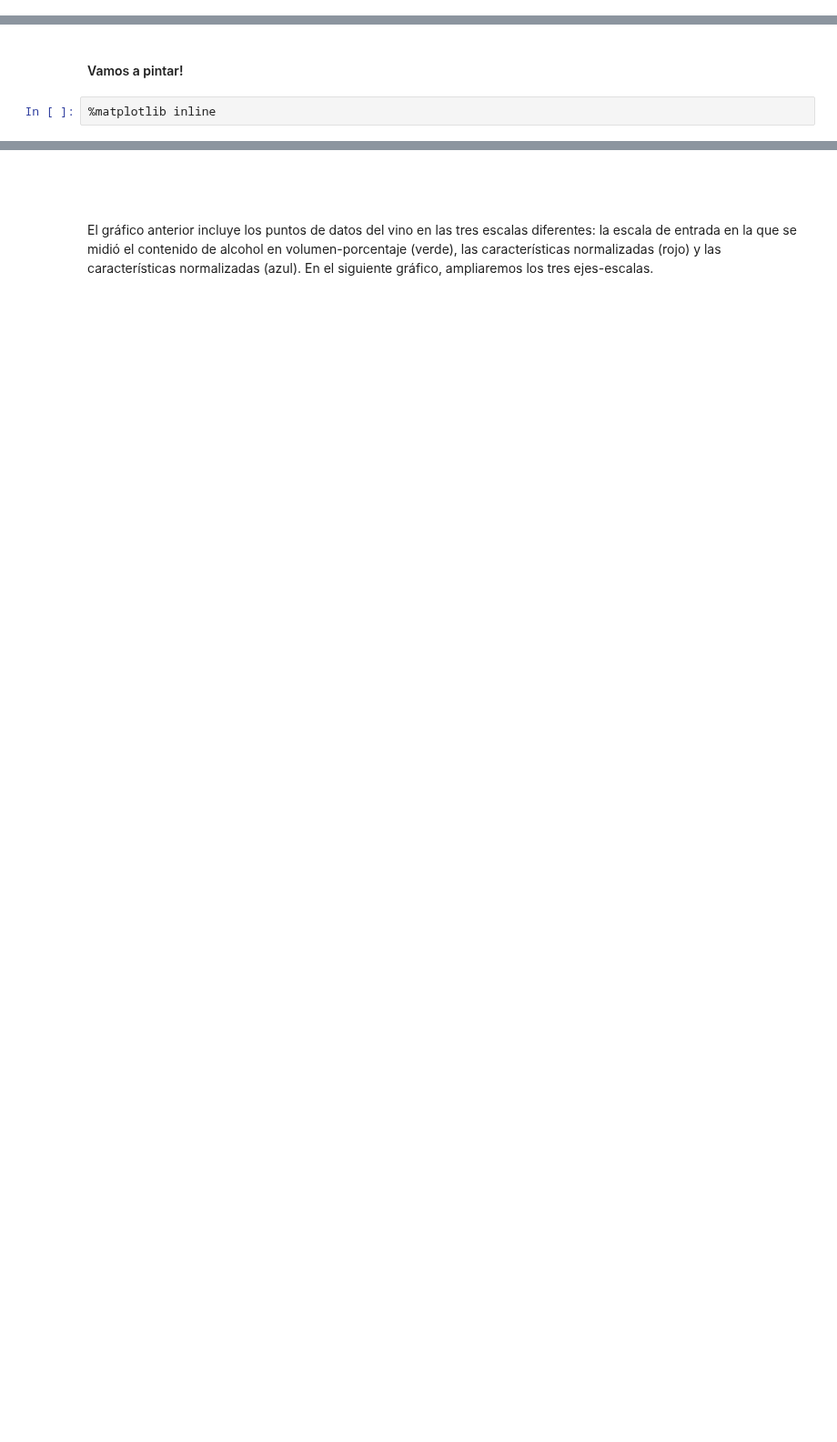
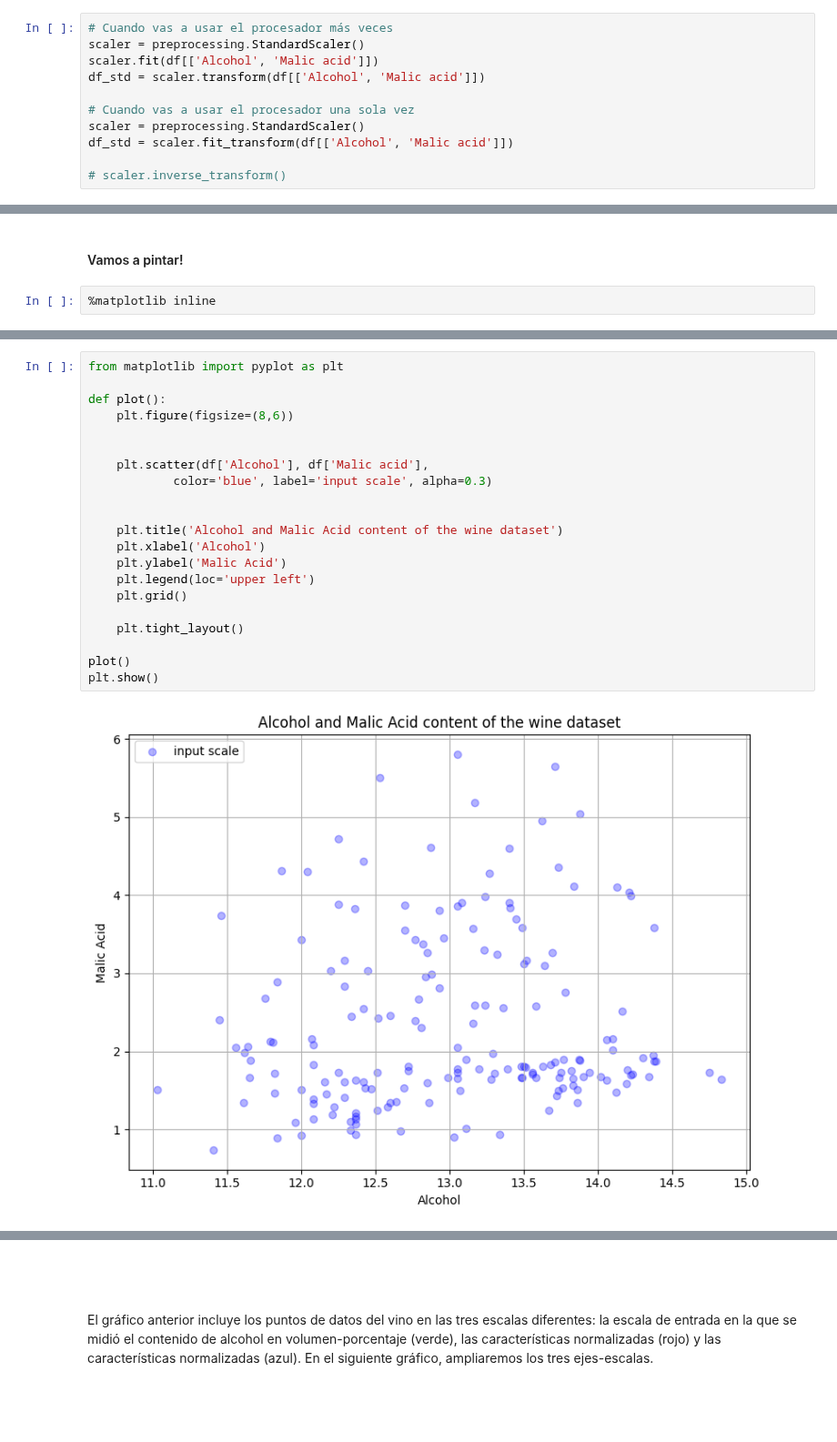
Before and after one commit to isotomor/DSPT_TBS_SVL_0922, a Jupyter notebook: 2-Data Analytics/7-Feature_engineering/3-Numerical Features/Numerical_Features-Data Analysis.ipynb, the cells around one changed output, grey strips where cells are left out. Shown at 91% size. Saved outputs shown, nothing was run; the diff lists cells and outputs as text; blank space fills up the shorter version.

```diff
--- a/2-Data Analytics/7-Feature_engineering/3-Numerical Features/Numerical_Features-Data Analysis.ipynb
+++ b/2-Data Analytics/7-Feature_engineering/3-Numerical Features/Numerical_Features-Data Analysis.ipynb
@@ -133,0 +169,11 @@ df_minmax = minmax_scale.transform(df[['Alcohol', 'Malic acid']])
+# %%
+# Cuando vas a usar el procesador más veces
+scaler = preprocessing.StandardScaler()
+scaler.fit(df[['Alcohol', 'Malic acid']])
+df_std = scaler.transform(df[['Alcohol', 'Malic acid']])
+
+# Cuando vas a usar el procesador una sola vez
+scaler = preprocessing.StandardScaler()
+df_std = scaler.fit_transform(df[['Alcohol', 'Malic acid']])
+
+# scaler.inverse_transform()
@@ -176,0 +283,23 @@ plt.show()
+# %%
+from matplotlib import pyplot as plt
+
+def plot():
+    plt.figure(figsize=(8,6))
+
+
+    plt.scatter(df['Alcohol'], df['Malic acid'],
+            color='blue', label='input scale', alpha=0.3)
+
+
+    plt.title('Alcohol and Malic Acid content of the wine dataset')
+    plt.xlabel('Alcohol')
+    plt.ylabel('Malic Acid')
+    plt.legend(loc='upper left')
+    plt.grid()
+
+    plt.tight_layout()
+
+plot()
+plt.show()
+# %% [output]
+[figure, added]
```
Also changed, not shown: parts of 37 cells of this notebook.
